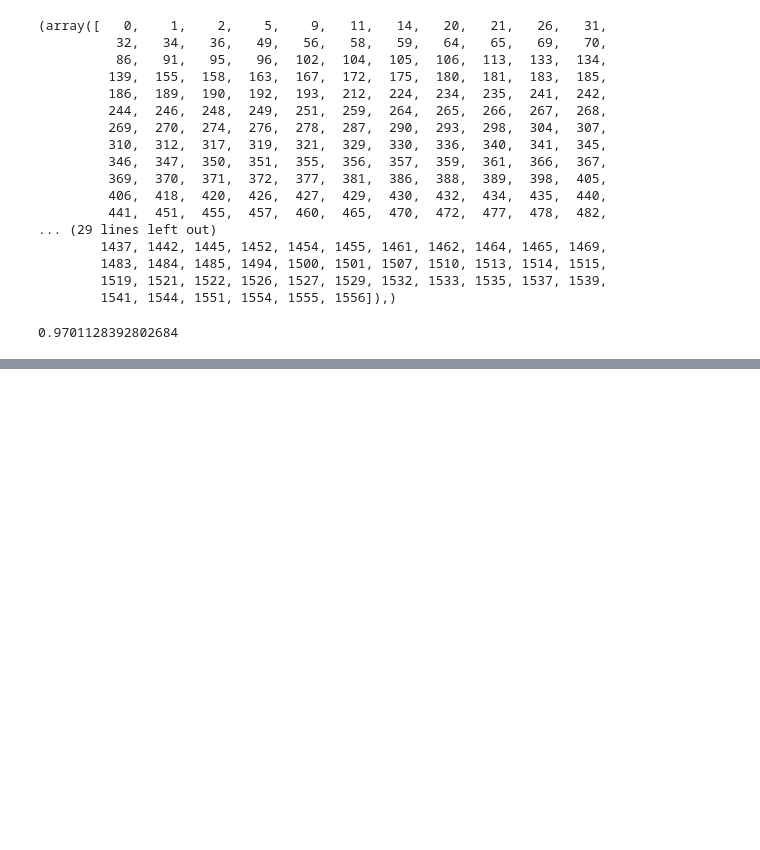
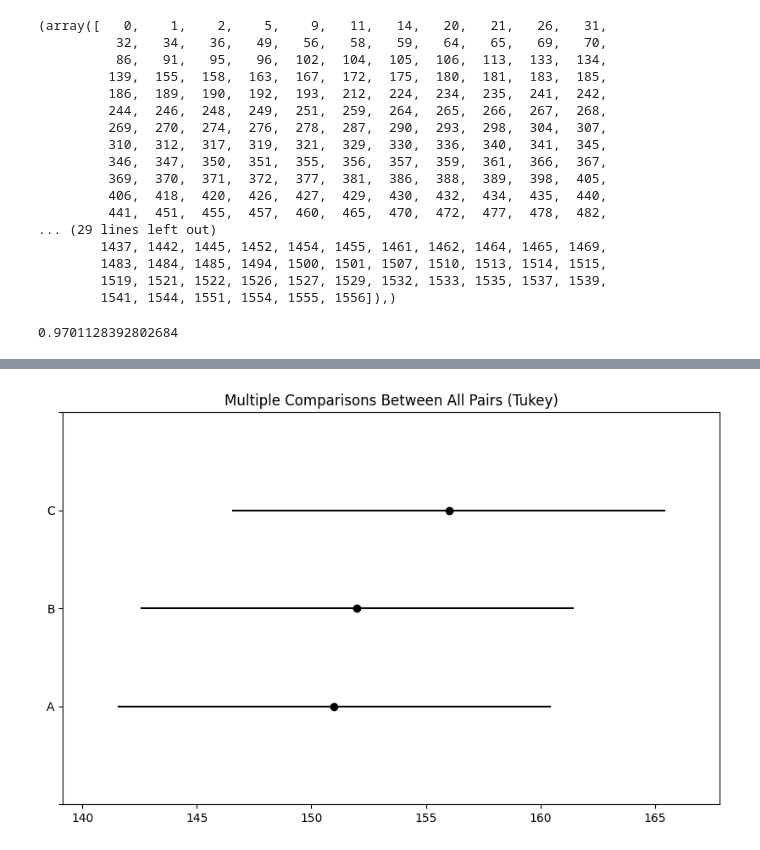
Before and after one commit to cantaruttim/Teste_Hipotese, a Jupyter notebook: TesteHipotese.ipynb, the cells around one changed output, grey strips where cells are left out. Cells and saved outputs as stored; diff of their text form; code cells hidden in the pictures; blank space fills up the shorter version.

```diff
--- a/TesteHipotese.ipynb
+++ b/TesteHipotese.ipynb
@@ -267,0 +372,6 @@ accuracy_score(y, previsoes2)
+# %%
+alturas3 = {"Valores": [165, 152, 143, 140, 155, 130, 169, 164, 143, 154, 163, 158, 154, 149, 156],
+            "Grupos": ["A", "A", "A", "A", "A", "B", "B", "B", "B", "B", "C", "C", "C", "C", "C"]}
+# %%
+alturas = pd.DataFrame(alturas3)
+alturas
@@ -267,0 +397,5 @@ accuracy_score(y, previsoes2)
+# %%
+compara_grupos = MultiComparison(alturas['Valores'], alturas['Grupos'])
+# %%
+teste = compara_grupos.tukeyhsd()
+print(teste)
@@ -267,0 +411,4 @@ accuracy_score(y, previsoes2)
+# %%
+teste.plot_simultaneous();
+# %% [output]
+[figure, added]
```
Also changed, not shown: parts of 23 cells of this notebook.
